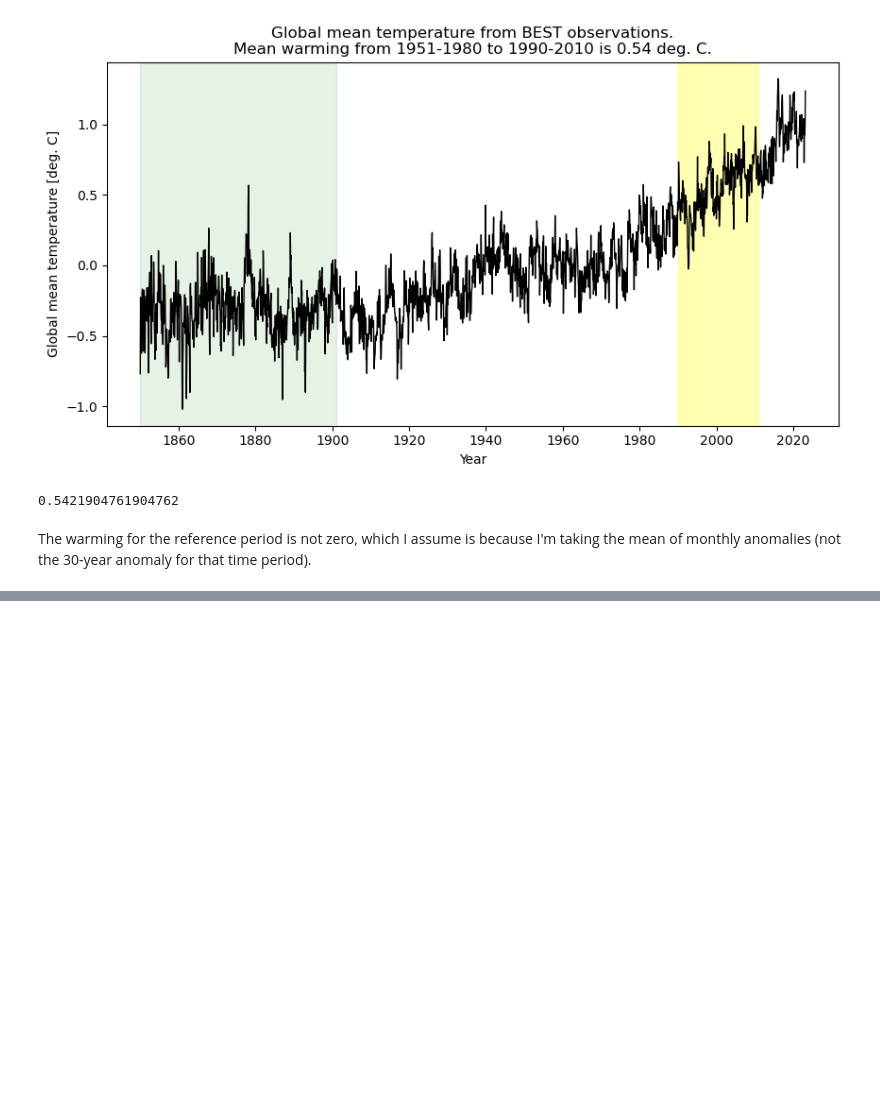
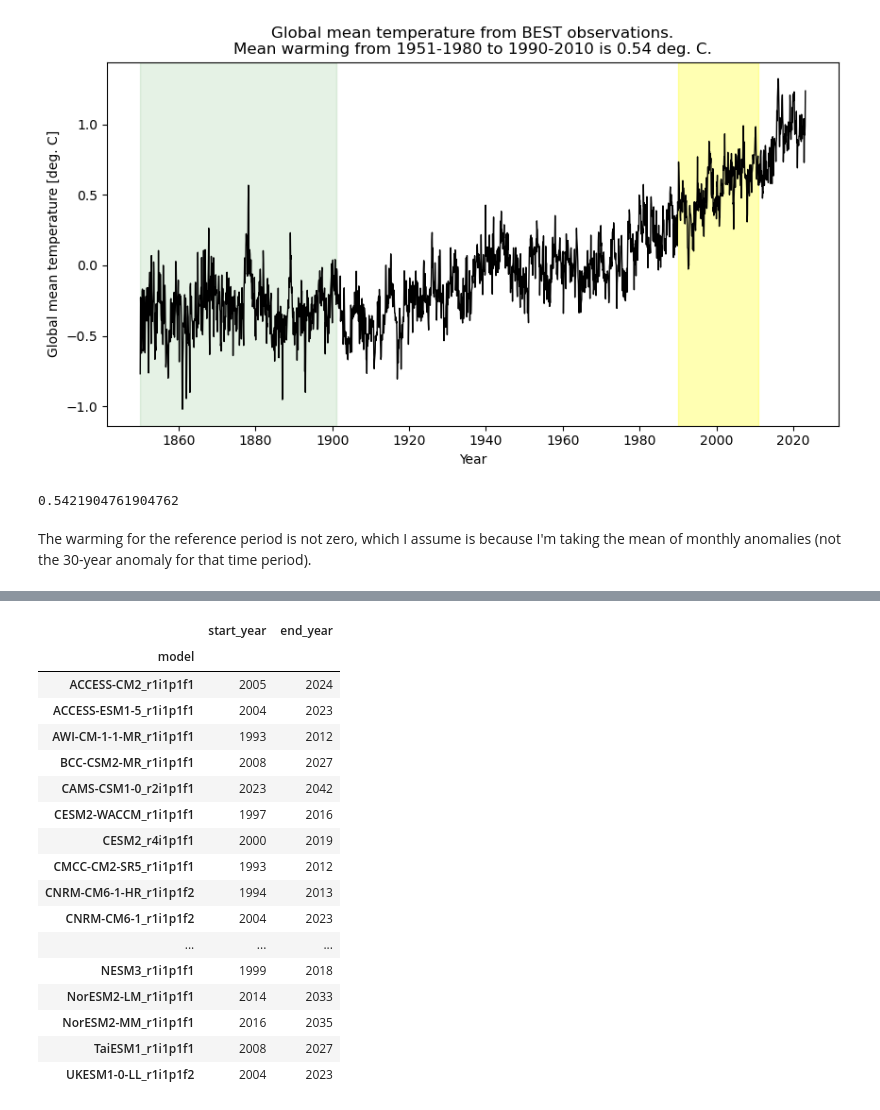
Before and after one commit to traupach/warming_levels, a Jupyter notebook: warming_levels.ipynb, the cells around one changed output, grey strips where cells are left out. Cells and saved outputs as stored; diff of their text form; code cells hidden in the pictures; blank space fills up the shorter version.

```diff
--- a/warming_levels.ipynb
+++ b/warming_levels.ipynb
@@ -62,0 +80,22 @@ wl.obs_anomaly(year_range=[1951, 1980])
+# %%
+wl.warming_window(warming_amount=1, project='CMIP6', baseline_range=[1850,1900],
+                  baseline_experiment='historical', future_experiment='ssp585')
+# %% [output]
+|  | start_year | end_year |
+| model |  |  |
+| ACCESS-CM2_r1i1p1f1 | 2005 | 2024 |
+| ACCESS-ESM1-5_r1i1p1f1 | 2004 | 2023 |
+| AWI-CM-1-1-MR_r1i1p1f1 | 1993 | 2012 |
+| BCC-CSM2-MR_r1i1p1f1 | 2008 | 2027 |
+| CAMS-CSM1-0_r2i1p1f1 | 2023 | 2042 |
+| CESM2-WACCM_r1i1p1f1 | 1997 | 2016 |
+| CESM2_r4i1p1f1 | 2000 | 2019 |
+| CMCC-CM2-SR5_r1i1p1f1 | 1993 | 2012 |
+| CNRM-CM6-1-HR_r1i1p1f2 | 1994 | 2013 |
+| CNRM-CM6-1_r1i1p1f2 | 2004 | 2023 |
+| ... | ... | ... |
+| NESM3_r1i1p1f1 | 1999 | 2018 |
+| NorESM2-LM_r1i1p1f1 | 2014 | 2033 |
+| NorESM2-MM_r1i1p1f1 | 2016 | 2035 |
+| TaiESM1_r1i1p1f1 | 2008 | 2027 |
+| UKESM1-0-LL_r1i1p1f2 | 2004 | 2023 |
```
Also changed, not shown: parts of 6 cells of this notebook, 1 other file.
